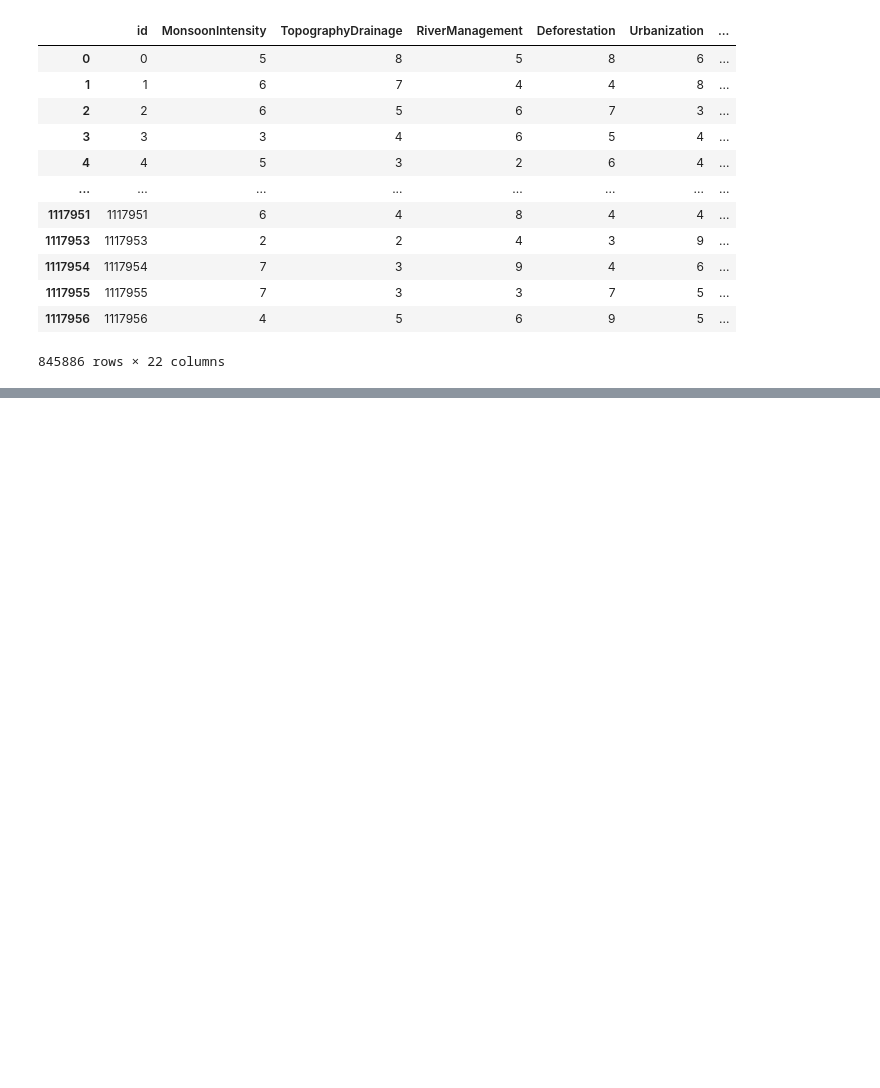
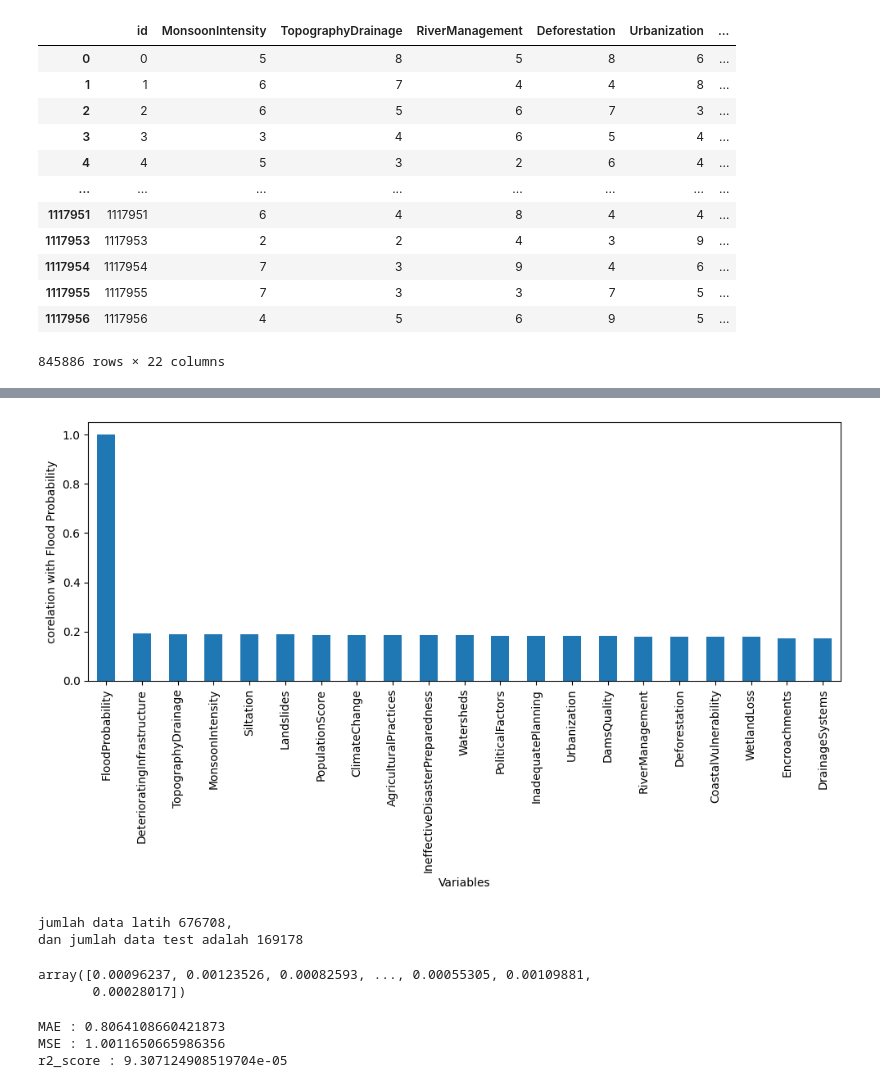
Before and after one commit to rezzz59/STUPEN, a Jupyter notebook: Regresi/latihan_regresi.ipynb, the cells around one changed output, grey strips where cells are left out. Cells and saved outputs as stored; diff of their text form; code cells hidden in the pictures; blank space fills up the shorter version.

```diff
--- a/Regresi/latihan_regresi.ipynb
+++ b/Regresi/latihan_regresi.ipynb
@@ -178,0 +231,49 @@ plt.show()
+# %%
+target_corr = df.corr()['FloodProbability']
+
+#mengurutkan hasil korelasi berdasarkan kekuatan korelasi
+target_corr_sorted = target_corr.abs().sort_values(ascending=False).drop('id')
+
+plt.figure(figsize=(10, 6))
+target_corr_sorted.plot(kind='bar')
+plt.ylabel('corelation with Flood Probability')
+plt.xlabel('Variables')
+plt.tight_layout()
+plt.show()
+# %% [output]
+[figure, added]
+# %%
+import sklearn
+from sklearn import datasets
+
+x = df.drop(columns='FloodProbability')
+y = df['FloodProbability']
+
+
+from sklearn.model_selection import train_test_split
+x_train, x_test, y_train, y_test = train_test_split(x, y, test_size = 0.2, random_state = 42)
+print(f"jumlah data latih {len(x_train)}, \ndan jumlah data test adalah {len(x_test)}")
+# %% [output]
+jumlah data latih 676708,
+dan jumlah data test adalah 169178
+# %%
+from sklearn import linear_model
+lars = linear_model.Lars(n_nonzero_coefs=1).fit(x_train, y_train)
+
+pred_lars = lars.predict(x_test)
+# %% [output]
+array([0.00096237, 0.00123526, 0.00082593, ..., 0.00055305, 0.00109881,
+       0.00028017])
+# %%
+from sklearn.metrics import mean_absolute_error, mean_squared_error, r2_score
+mae_lars = mean_absolute_error(y_test, pred_lars)
+mse_lars = mean_squared_error(y_test, pred_lars)
+r2_lars = r2_score(y_test, pred_lars)
+
+print(f"MAE : {mae_lars}")
+print(f"MSE : {mse_lars}")
+print(f"r2_score : {r2_lars}")
+# %% [output]
+MAE : 0.8064108660421873
+MSE : 1.0011650665986356
+r2_score : 9.307124908519704e-05
```
Also changed, not shown: parts of 7 cells of this notebook.
